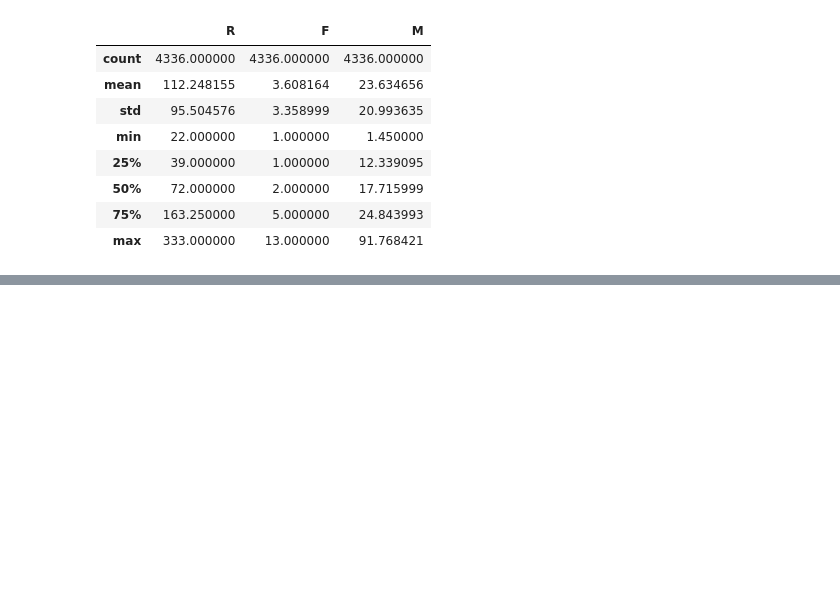
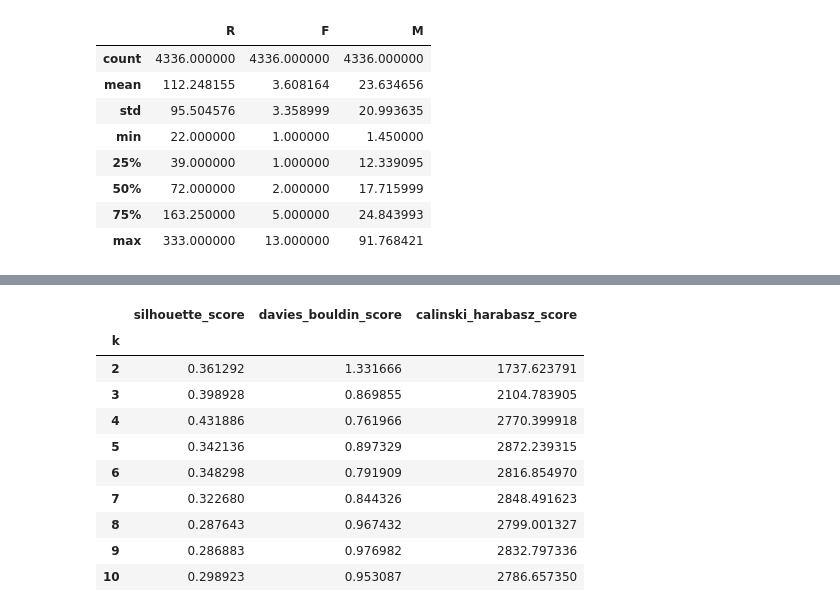
Before and after one commit to PabloLBandeira/biblioteca-Pandas, a Jupyter notebook: clustering_case_playground.ipynb, the cells around one changed output, grey strips where cells are left out. Drawn from its saved outputs; the diff is of its cells as text; code cells hidden in the pictures; blank space fills up the shorter version.

```diff
--- a/clustering_case_playground.ipynb
+++ b/clustering_case_playground.ipynb
@@ -397,0 +491,27 @@ df_rfm_clip
+# %%
+cluster_metrics = silhouette_score, davies_bouldin_score, calinski_harabasz_score
+cluster_metrics_results = []
+X = df_rfm_clip_scaled.copy()
+
+for k in range(2,11):
+  model = AgglomerativeClustering(n_clusters=k)
+  labels = model.fit_predict(X)
+  cluster_results_dict = {'k': k}
+  # cluster_results_dict['inertia'] = model.inertia_
+  for metric in cluster_metrics:
+    cluster_results_dict[metric.__name__] = metric(X, labels)
+  cluster_metrics_results.append(cluster_results_dict)
+
+pd.DataFrame(cluster_metrics_results).set_index('k').style.background_gradient()
+# %% [output]
+|  | silhouette_score | davies_bouldin_score | calinski_harabasz_score |
+| k |  |  |  |
+| 2 | 0.361292 | 1.331666 | 1737.623791 |
+| 3 | 0.398928 | 0.869855 | 2104.783905 |
+| 4 | 0.431886 | 0.761966 | 2770.399918 |
+| 5 | 0.342136 | 0.897329 | 2872.239315 |
+| 6 | 0.348298 | 0.791909 | 2816.854970 |
+| 7 | 0.322680 | 0.844326 | 2848.491623 |
+| 8 | 0.287643 | 0.967432 | 2799.001327 |
+| 9 | 0.286883 | 0.976982 | 2832.797336 |
+| 10 | 0.298923 | 0.953087 | 2786.657350 |
```
Also changed, not shown: parts of 12 cells of this notebook.
